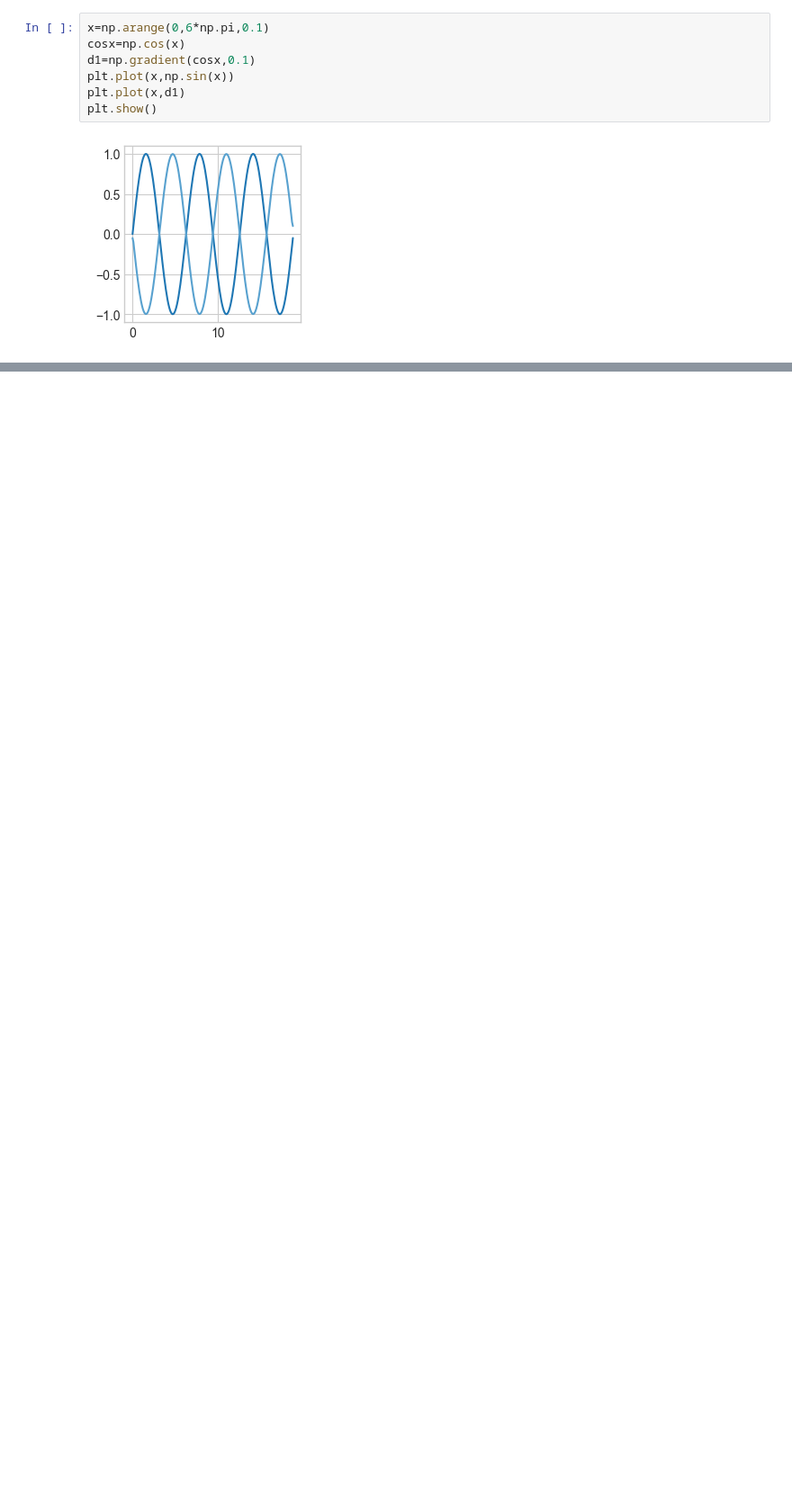
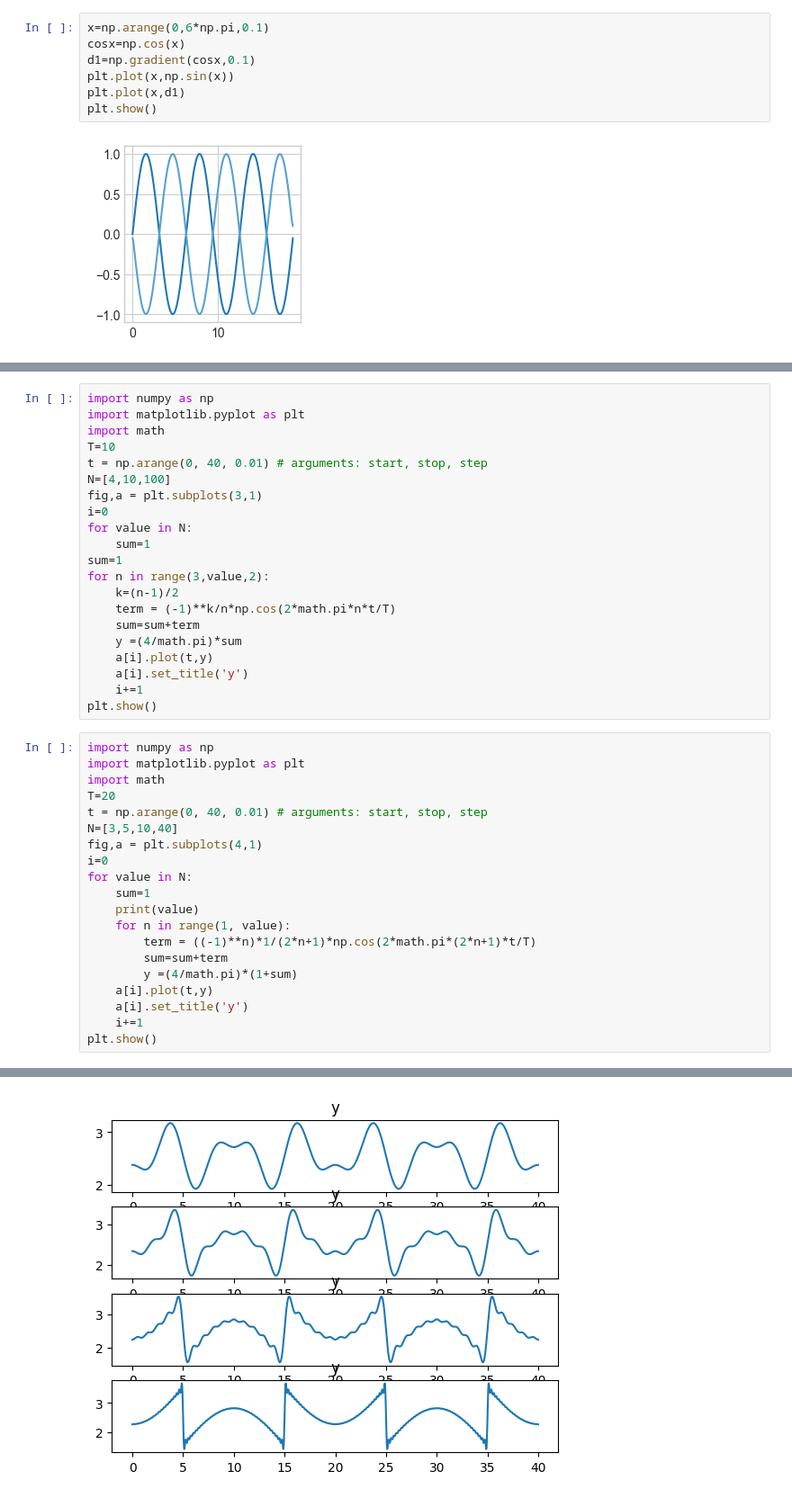
Before and after one commit to zodwick/SC-Lab-Questions-MEC, a Jupyter notebook: questuin.ipynb, the cells around one changed output, grey strips where cells are left out. Shown at 90% size. Saved outputs shown, nothing was run; the diff lists cells and outputs as text; blank space fills up the shorter version.

```diff
--- a/questuin.ipynb
+++ b/questuin.ipynb
@@ -232,0 +258,42 @@ plt.show()
+# %%
+import numpy as np
+import matplotlib.pyplot as plt
+import math
+T=10
+t = np.arange(0, 40, 0.01) # arguments: start, stop, step
+N=[4,10,100]
+fig,a = plt.subplots(3,1)
+i=0
+for value in N:
+    sum=1
+sum=1
+for n in range(3,value,2):
+    k=(n-1)/2
+    term = (-1)**k/n*np.cos(2*math.pi*n*t/T)
+    sum=sum+term
+    y =(4/math.pi)*sum
+    a[i].plot(t,y)
+    a[i].set_title('y')
+    i+=1
+plt.show()
+# %%
+import numpy as np
+import matplotlib.pyplot as plt
+import math
+T=20
+t = np.arange(0, 40, 0.01) # arguments: start, stop, step
+N=[3,5,10,40]
+fig,a = plt.subplots(4,1)
+i=0
+for value in N:
+    sum=1
+    print(value)
+    for n in range(1, value):
+        term = ((-1)**n)*1/(2*n+1)*np.cos(2*math.pi*(2*n+1)*t/T)
+        sum=sum+term
+        y =(4/math.pi)*(1+sum)
+    a[i].plot(t,y)
+    a[i].set_title('y')
+    i+=1
+plt.show()
+# %% [output]
@@ -232,0 +304 @@ plt.show()
+[figure, added]
```
Also changed, not shown: parts of 8 cells of this notebook.
